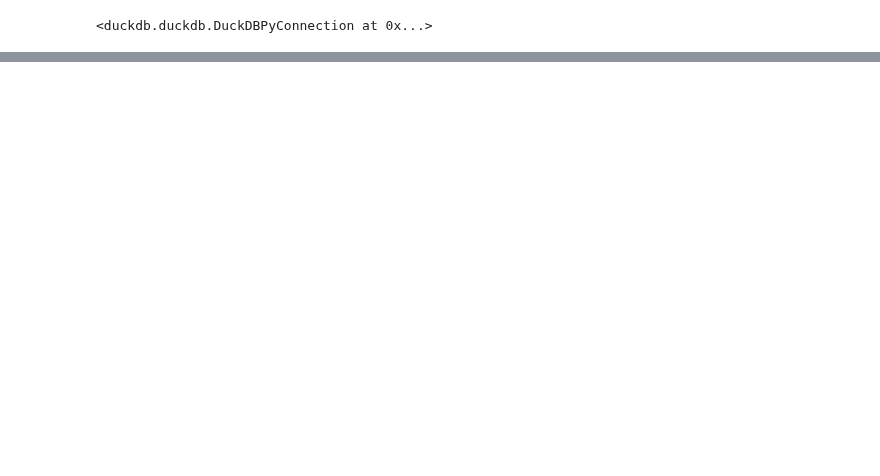
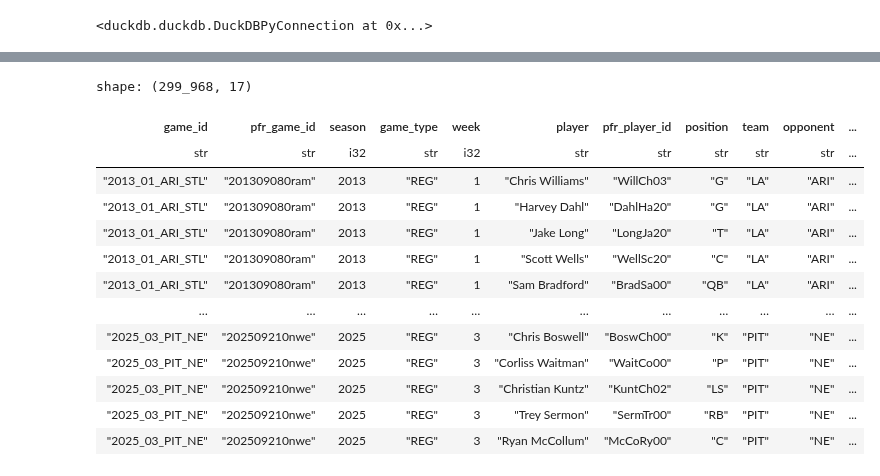
Before and after one commit to sharedw/NFL_sim, a Jupyter notebook: create_database.ipynb, the cells around one changed output, grey strips where cells are left out. Cells and saved outputs as stored; diff of their text form; code cells hidden in the pictures; blank space fills up the shorter version.

```diff
--- a/create_database.ipynb
+++ b/create_database.ipynb
@@ -63,8 +66,5 @@ pbp.write_parquet('data/pbp.parquet')
 # %%
-#pbp.write_database('pbp', 'sqlite:///data/nfl.db', if_table_exists='replace')
-con.execute("CREATE OR REPLACE TABLE pbp AS SELECT * FROM pbp")
+ids_raw = nfl.load_ff_playerids()
+con.execute("CREATE OR REPLACE TABLE ids AS SELECT * FROM ids_raw")
 # %% [output]
 <duckdb.duckdb.DuckDBPyConnection at 0x...>
-# %%
-rosters = nfl.load_rosters(range(2002,end_year))
-rosters
@@ -90,3 +70,0 @@ con.execute("CREATE OR REPLACE TABLE rosters AS SELECT * FROM rosters")
-# %%
-ids = nfl.load_ff_playerids()
-ids
@@ -114,11 +71,11 @@ con.execute("CREATE OR REPLACE TABLE ids AS SELECT * FROM ids")
 # %%
-snaps = nfl.load_snap_counts(range(2012,end_year))
+snaps_raw = nfl.load_snap_counts(range(2012,end_year))
 team_map = {'OAK':'LV',
             'STL':'LA',
             'SD':'LAC'}
-snaps = snaps.to_pandas()  # temporarily convert
-snaps['team'] = snaps['team'].map(lambda x: team_map.get(x,x))
-snaps = pl.from_pandas(snaps)
+snaps_raw = snaps_raw.to_pandas()  # temporarily convert
+snaps_raw['team'] = snaps_raw['team'].map(lambda x: team_map.get(x,x))
+snaps_raw = pl.from_pandas(snaps_raw)
 #snaps.to_sql('snaps', conn, if_exists='replace', index=False)
-con.execute("CREATE OR REPLACE TABLE snaps AS SELECT * FROM snaps")
+con.execute("CREATE OR REPLACE TABLE snaps AS SELECT * FROM snaps_raw")
 # %% [output]
@@ -205,0 +83,17 @@ test.loc[(test.home_team=='MIA') & (test.home_score > 0)]
+# %%
+snaps_raw
+# %% [output]
+shape: (299_968, 17)
+| game_id | pfr_game_id | season | game_type | week | player | pfr_player_id | position | team | opponent | ... |
+| str | str | i32 | str | i32 | str | str | str | str | str | ... |
+| "2013_01_ARI_STL" | "201309080ram" | 2013 | "REG" | 1 | "Chris Williams" | "WillCh03" | "G" | "LA" | "ARI" | ... |
+| "2013_01_ARI_STL" | "201309080ram" | 2013 | "REG" | 1 | "Harvey Dahl" | "DahlHa20" | "G" | "LA" | "ARI" | ... |
+| "2013_01_ARI_STL" | "201309080ram" | 2013 | "REG" | 1 | "Jake Long" | "LongJa20" | "T" | "LA" | "ARI" | ... |
+| "2013_01_ARI_STL" | "201309080ram" | 2013 | "REG" | 1 | "Scott Wells" | "WellSc20" | "C" | "LA" | "ARI" | ... |
+| "2013_01_ARI_STL" | "201309080ram" | 2013 | "REG" | 1 | "Sam Bradford" | "BradSa00" | "QB" | "LA" | "ARI" | ... |
+| … | … | … | … | … | … | … | … | … | … | ... |
+| "2025_03_PIT_NE" | "202509210nwe" | 2025 | "REG" | 3 | "Chris Boswell" | "BoswCh00" | "K" | "PIT" | "NE" | ... |
+| "2025_03_PIT_NE" | "202509210nwe" | 2025 | "REG" | 3 | "Corliss Waitman" | "WaitCo00" | "P" | "PIT" | "NE" | ... |
+| "2025_03_PIT_NE" | "202509210nwe" | 2025 | "REG" | 3 | "Christian Kuntz" | "KuntCh02" | "LS" | "PIT" | "NE" | ... |
+| "2025_03_PIT_NE" | "202509210nwe" | 2025 | "REG" | 3 | "Trey Sermon" | "SermTr00" | "RB" | "PIT" | "NE" | ... |
+| "2025_03_PIT_NE" | "202509210nwe" | 2025 | "REG" | 3 | "Ryan McCollum" | "McCoRy00" | "C" | "PIT" | "NE" | ... |
```
Also changed, not shown: parts of 20 cells of this notebook, 39 other files.
